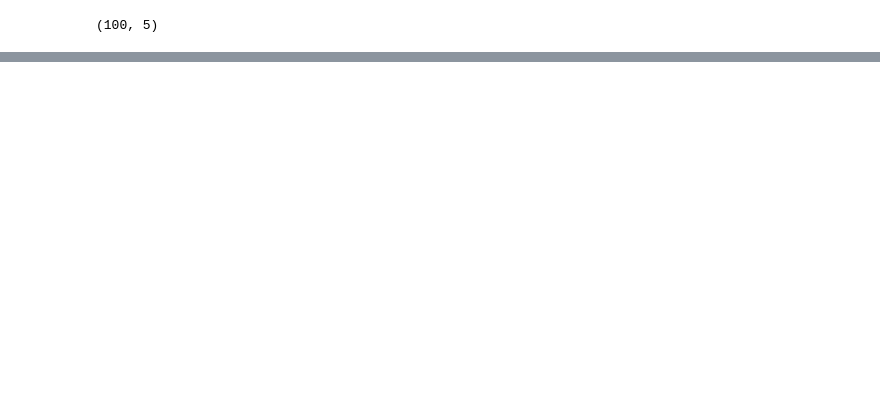
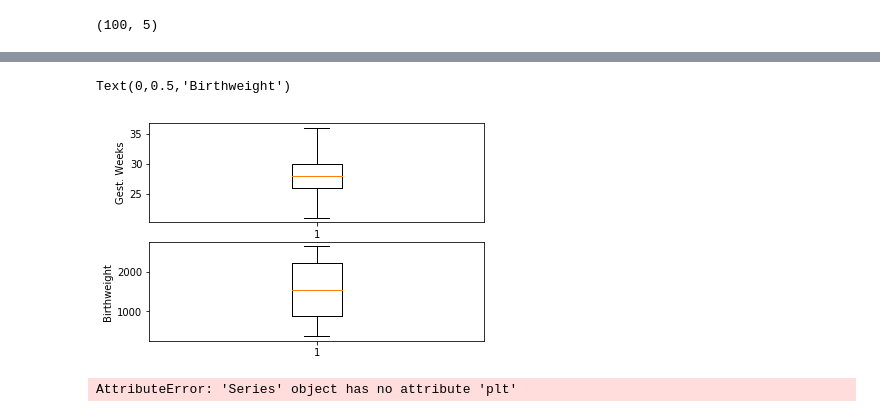
Before and after one commit to ClaireDrummond/Programming-Project-2018, a Jupyter notebook: Model and Synthesis data using Python.ipynb, the cells around one changed output, grey strips where cells are left out. Saved outputs shown, nothing was run; the diff lists cells and outputs as text; code cells hidden in the pictures; blank space fills up the shorter version.

```diff
--- a/Model and Synthesis data using Python.ipynb
+++ b/Model and Synthesis data using Python.ipynb
@@ -312,0 +366,18 @@ Text(0,0.5,'No. of Infants')
+# %%
+# plotting the data as boxplots
+plt.subplot(2, 1, 1)
+plt.boxplot(gw)
+plt.ylabel("Gest. Weeks") # name the y label
+
+
+
+plt.subplot(2, 1, 2)
+plt.boxplot(bw)
+plt.ylabel("Birthweight") # name the y label
+# %% [output]
+Text(0,0.5,'Birthweight')
+[figure, added]
+# %%
+a.plt.bar
+# %% [output]
+AttributeError: 'Series' object has no attribute 'plt'
```
Also changed, not shown: parts of 21 cells of this notebook.
